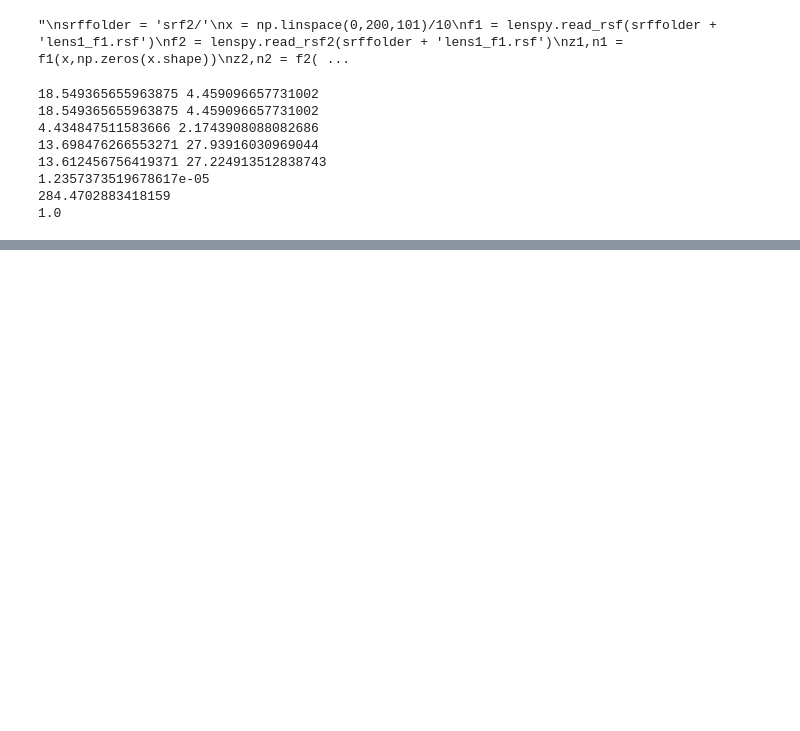
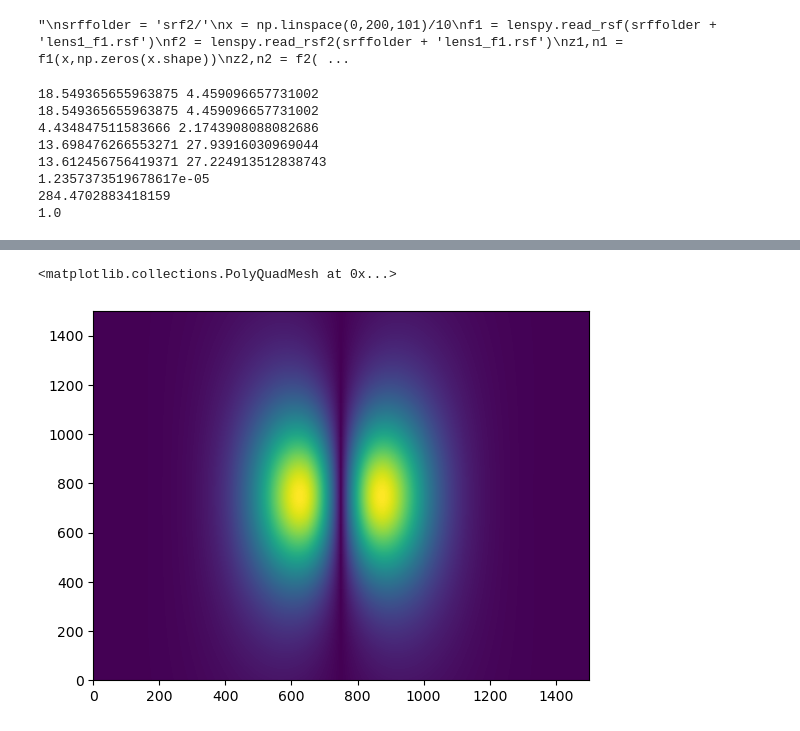
Before and after one commit to XiaodongRencologne/PO_test, a Jupyter notebook: Untitled.ipynb, the cells around one changed output, grey strips where cells are left out. Saved outputs shown, nothing was run; the diff lists cells and outputs as text; code cells hidden in the pictures; blank space fills up the shorter version.

```diff
--- a/Untitled.ipynb
+++ b/Untitled.ipynb
@@ -58,5 +69,8 @@ cores: 1
 # %%
-#plt.pcolor(np.abs(L1.f1_E_t.z.reshape(N1,-1)))
+plt.pcolor(np.abs(L1.f1_E_t.z.reshape(N1[0],-1)))
+# %% [output]
+<matplotlib.collections.PolyQuadMesh at 0x...>
+[figure, added]
 # %%
 #plt.pcolor(np.abs(L1.f_E_in.x.reshape(N1,-1)))
 # %%
```
Also changed, not shown: parts of 20 cells of this notebook, 5 other files.
